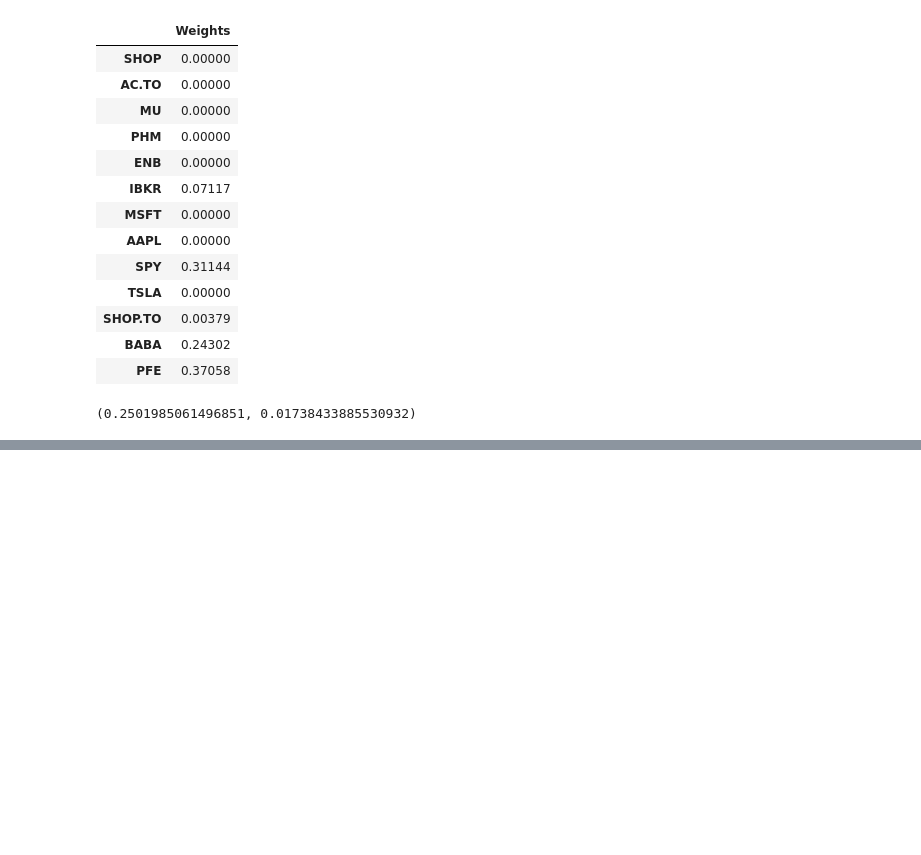
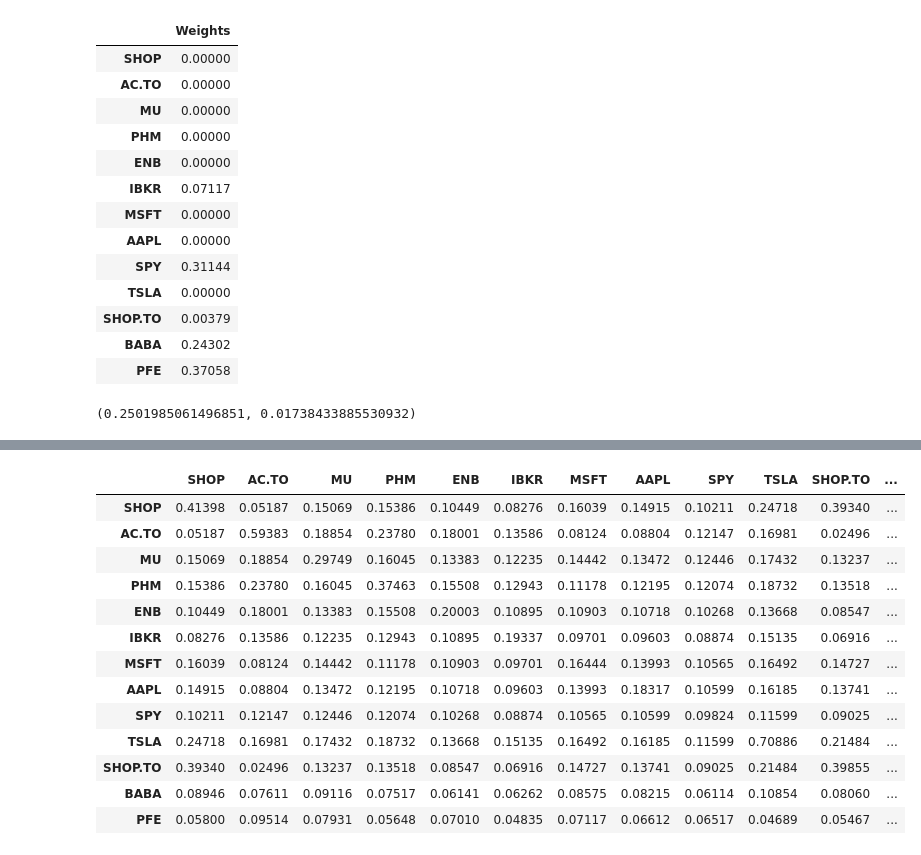
Before and after one commit to ftt-project/ftt, a Jupyter notebook: jupiter_notebooks/playground.ipynb, the cells around one changed output, grey strips where cells are left out. Saved outputs shown, nothing was run; the diff lists cells and outputs as text; code cells hidden in the pictures; blank space fills up the shorter version.

```diff
--- a/jupiter_notebooks/playground.ipynb
+++ b/jupiter_notebooks/playground.ipynb
@@ -285,0 +310,17 @@ r_gmv, vol_gmv
+# %%
+S
+# %% [output]
+|  | SHOP | AC.TO | MU | PHM | ENB | IBKR | MSFT | AAPL | SPY | TSLA | SHOP.TO | ... |
+| SHOP | 0.41398 | 0.05187 | 0.15069 | 0.15386 | 0.10449 | 0.08276 | 0.16039 | 0.14915 | 0.10211 | 0.24718 | 0.39340 | ... |
+| AC.TO | 0.05187 | 0.59383 | 0.18854 | 0.23780 | 0.18001 | 0.13586 | 0.08124 | 0.08804 | 0.12147 | 0.16981 | 0.02496 | ... |
+| MU | 0.15069 | 0.18854 | 0.29749 | 0.16045 | 0.13383 | 0.12235 | 0.14442 | 0.13472 | 0.12446 | 0.17432 | 0.13237 | ... |
+| PHM | 0.15386 | 0.23780 | 0.16045 | 0.37463 | 0.15508 | 0.12943 | 0.11178 | 0.12195 | 0.12074 | 0.18732 | 0.13518 | ... |
+| ENB | 0.10449 | 0.18001 | 0.13383 | 0.15508 | 0.20003 | 0.10895 | 0.10903 | 0.10718 | 0.10268 | 0.13668 | 0.08547 | ... |
+| IBKR | 0.08276 | 0.13586 | 0.12235 | 0.12943 | 0.10895 | 0.19337 | 0.09701 | 0.09603 | 0.08874 | 0.15135 | 0.06916 | ... |
+| MSFT | 0.16039 | 0.08124 | 0.14442 | 0.11178 | 0.10903 | 0.09701 | 0.16444 | 0.13993 | 0.10565 | 0.16492 | 0.14727 | ... |
+| AAPL | 0.14915 | 0.08804 | 0.13472 | 0.12195 | 0.10718 | 0.09603 | 0.13993 | 0.18317 | 0.10599 | 0.16185 | 0.13741 | ... |
+| SPY | 0.10211 | 0.12147 | 0.12446 | 0.12074 | 0.10268 | 0.08874 | 0.10565 | 0.10599 | 0.09824 | 0.11599 | 0.09025 | ... |
+| TSLA | 0.24718 | 0.16981 | 0.17432 | 0.18732 | 0.13668 | 0.15135 | 0.16492 | 0.16185 | 0.11599 | 0.70886 | 0.21484 | ... |
+| SHOP.TO | 0.39340 | 0.02496 | 0.13237 | 0.13518 | 0.08547 | 0.06916 | 0.14727 | 0.13741 | 0.09025 | 0.21484 | 0.39855 | ... |
+| BABA | 0.08946 | 0.07611 | 0.09116 | 0.07517 | 0.06141 | 0.06262 | 0.08575 | 0.08215 | 0.06114 | 0.10854 | 0.08060 | ... |
+| PFE | 0.05800 | 0.09514 | 0.07931 | 0.05648 | 0.07010 | 0.04835 | 0.07117 | 0.06612 | 0.06517 | 0.04689 | 0.05467 | ... |
```
Also changed, not shown: parts of 11 cells of this notebook, 6 other files.
